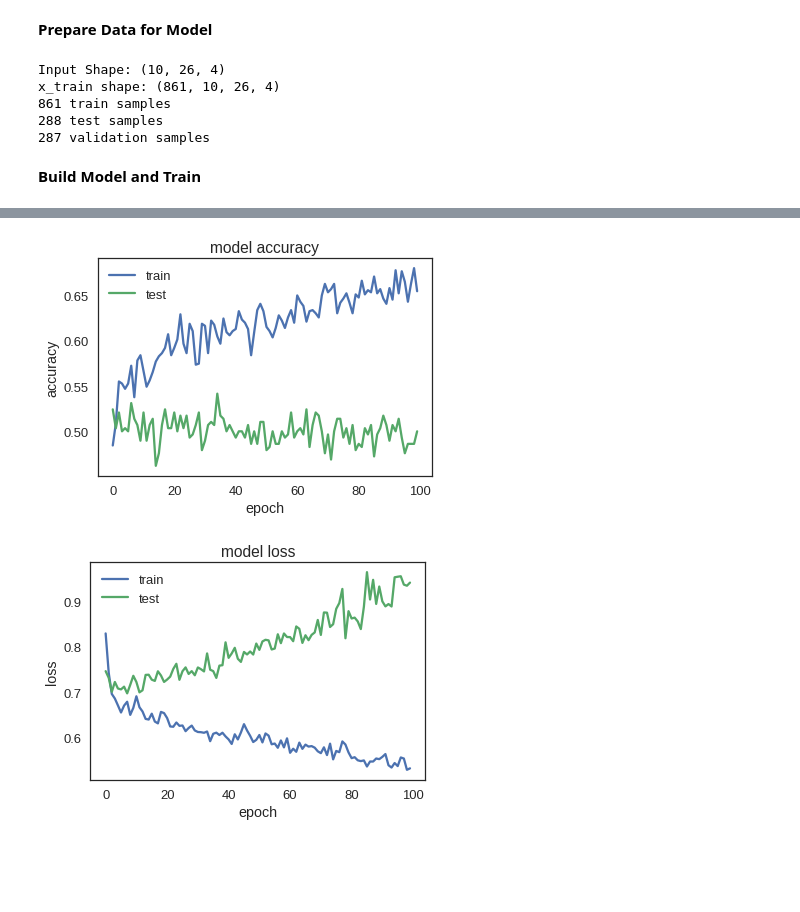
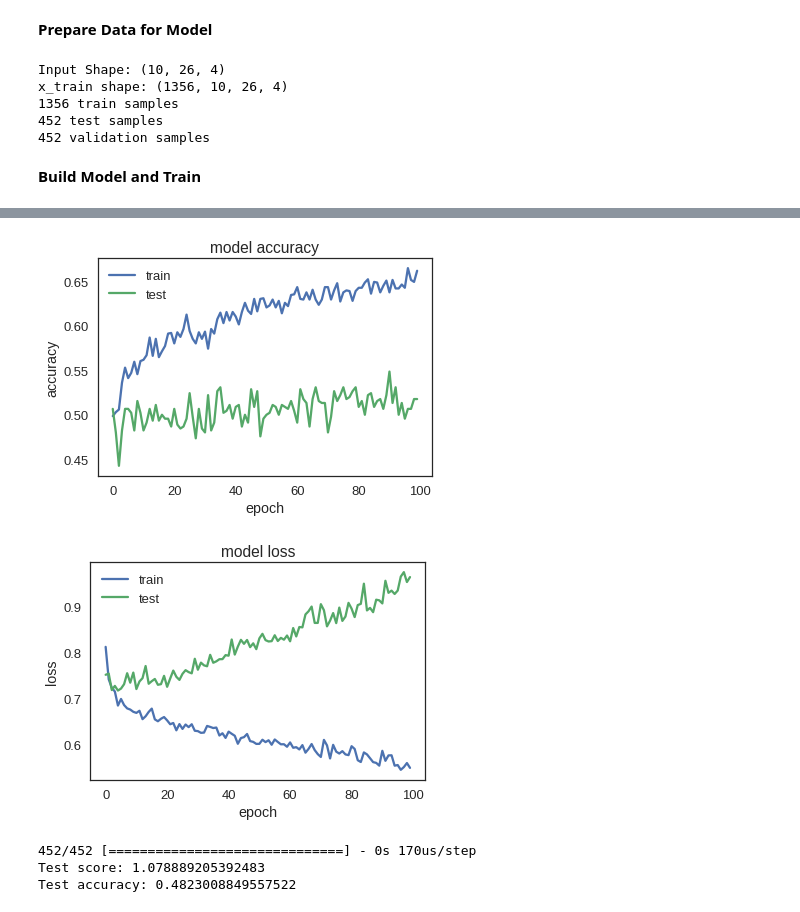
Before and after one commit to NeuroTechX/eeg-notebooks_v0.1, a Jupyter notebook: notebooks/Deep_eeg_notebooks.ipynb, the cells around one changed output, grey strips where cells are left out. Saved outputs shown, nothing was run; the diff lists cells and outputs as text; code cells hidden in the pictures; blank space fills up the shorter version.

Commit message:
Fixed test and val confusion and added test at the very end

```diff
--- a/notebooks/Deep_eeg_notebooks.ipynb
+++ b/notebooks/Deep_eeg_notebooks.ipynb
@@ -109,17 +109,20 @@ subs = [101, 102, 103, 104, 105, 106, 108, 109, 110, 111, 112,
 #subs = [ 205, 207, 208, 209]
 
 #number of sessions in each subject folder
-#nsesh = 2
+nsesh = 2
 
-#data_dir = 'visual/cueing'
-#event_ids = ['LeftCue','RightCue']
+data_dir = 'visual/cueing'
+event_ids = ['LeftCue','RightCue']
 
-subs = [ 1]
-nsesh = 1
 
-#can load other experiments like this
-data_dir = 'visual/SSVEP'
-event_ids = ['F1','F2']
+## Can load other experiments like this
+#subs = [ 1]
+#nsesh = 1
+#data_dir = 'visual/SSVEP'
+#event_ids = ['F1','F2']
+##
+
+load_verbose = 0 #print output during loading
 
 frequency_domain = 1  #if True uses wavelets otherwise use time series
 
@@ -130,7 +133,7 @@ eeg_filter_highpass = 1
 eeg_filter_lowpass = 30
 
 #artifact rejection
-rej_thresh_uV = 300
+rej_thresh_uV = 1000  #300 removes most blinks, 1000 keeps most trials
 rej_thresh = rej_thresh_uV*1e-6
 
 #trial epoch limits
@@ -325,9 +323,6 @@ if not frequency_domain:
 # %% [markdown]
 **Prepare Data for Model**
 # %%
-#Append Data
-Y = np.append(np.zeros(len(cond0_power_out)), np.ones(len(cond1_power_out)),0);
-
 # convert class vectors to binary class matrices and recast X
 Y = keras.utils.to_categorical(Y, num_classes)
 X = X.astype('float32')
@@ -351,10 +346,10 @@ print(x_test.shape[0], 'test samples')
 print(x_val.shape[0], 'validation samples')
 # %% [output]
 Input Shape: (10, 26, 4)
-x_train shape: (861, 10, 26, 4)
-861 train samples
-288 test samples
-287 validation samples
+x_train shape: (1356, 10, 26, 4)
+1356 train samples
+452 test samples
+452 validation samples
 # %% [markdown]
 **Build Model and Train**
 # %%
@@ -396,7 +391,7 @@ model.compile(loss='categorical_crossentropy',
 history = model.fit(x_train, y_train,
           batch_size=batch_size,
           epochs=train_epochs,
-          validation_data=(x_test, y_test),
+          validation_data=(x_val, y_val),
           shuffle=True,
           verbose=True)
 
@@ -422,4 +417,9 @@ plt.ylabel('loss')
 plt.xlabel('epoch')
 plt.legend(['train', 'test'], loc='upper left')
 plt.show()
+
+# Test on left out Test data
+score, acc = model.evaluate(x_test, y_test, batch_size=batch_size)
+print('Test score:', score)
+print('Test accuracy:', acc)
 # %% [output]
@@ -437,8 +437,11 @@ Epoch 5/100
 Epoch 6/100
 ... (201 lines left out)
 Trainable params: 10,432
 Non-trainable params: 0
 _________________________________________________________________
 dict_keys(['val_loss', 'val_acc', 'loss', 'acc'])
-[figure, old version]
+[figure, new version]
-[figure, old version]
+[figure, new version]
+452/452 [==============================] - 0s 170us/step
+Test score: 1.078889205392483
+Test accuracy: 0.4823008849557522
```
Also changed, not shown: parts of 3 cells of this notebook.
